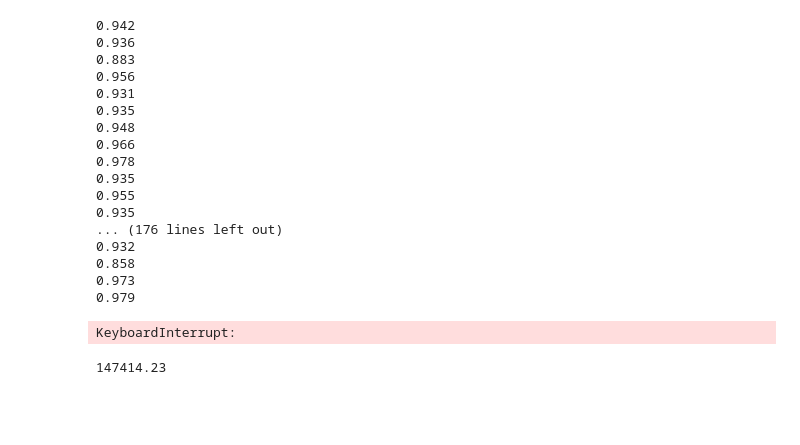
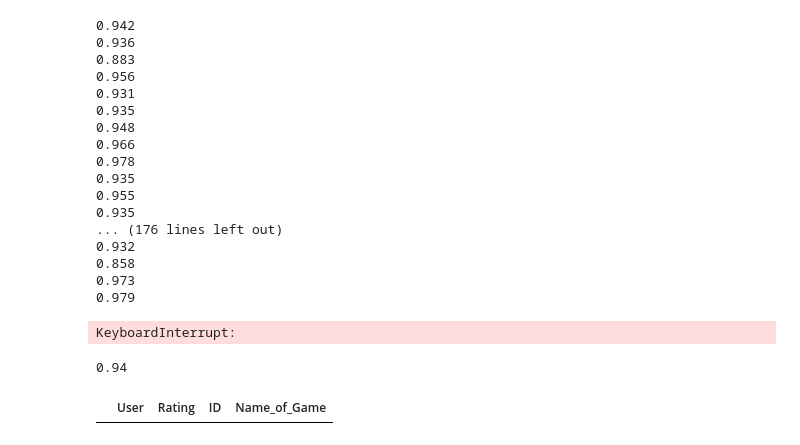
Before and after one commit to NeriDSE/Neri_PythonProject_DSE, a Jupyter notebook: notebook_to_test.ipynb, the cells around one changed output. Cells and saved outputs as stored; diff of their text form; code cells hidden in the pictures; blank space fills up the shorter version.

```diff
--- a/notebook_to_test.ipynb
+++ b/notebook_to_test.ipynb
@@ -259,13 +241,13 @@ def confidence_level(confidence):
 # with the list here you could use np.array to calculate all your total review stuff.
 def Wilson_Function(ID, confidence):
     z = confidence_level(confidence)
-    p_hat = share_of_positive_reviews_per_game(ID)
     n = total_reviews(clean_data, ID)
-    wilson_score = round(float((p_hat + (z**2)/2*n - z*np.sqrt((p_hat*(1-p_hat) + (z**2)/4*n)/n)) / (1 + (z**2)/n)), 2)
+    p_hat = 1 * share_of_positive_reviews_per_game(ID) #/ total_reviews(clean_data, ID)
+    wilson_score = round(float((p_hat + z**2/(2*n) - z*np.sqrt((p_hat*(1 - p_hat) + z**2/(4*n))/n)) / (1 + (z**2)/n)), 2)
 
 
 
     return wilson_score
 Wilson_Function(30549 , .95)
 # %% [output]
-147414.23
+0.94
@@ -271,0 +265,5 @@ Wilson_Function(30549 , .95)
+# %%
+x = clean_review_data[(clean_review_data["ID"] == "1752") & (clean_review_data["Rating"] == 1).value_counts()]
+x
+# %% [output]
+|  | User | Rating | ID | Name_of_Game |
```
Also changed, not shown: parts of 4 cells of this notebook, 1 other file.
